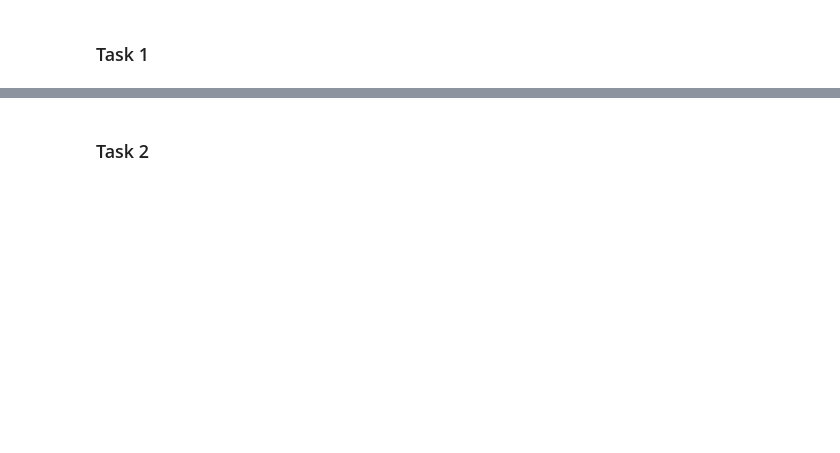
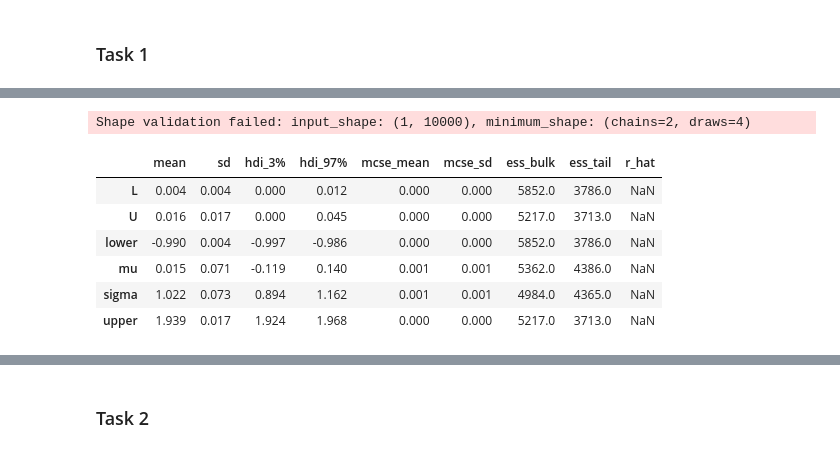
Before and after one commit to kvufee/shad_yandex_statistics, a Jupyter notebook: hw3.ipynb, the cells around one changed output, grey strips where cells are left out. Drawn from its saved outputs; the diff is of its cells as text; code cells hidden in the pictures; blank space fills up the shorter version.

```diff
--- a/hw3.ipynb
+++ b/hw3.ipynb
@@ -42,2 +29,13 @@ Only one chain was sampled, this makes it impossible to run some convergence che
+# %%
+pm.summary(trace)
+# %% [output]
+Shape validation failed: input_shape: (1, 10000), minimum_shape: (chains=2, draws=4)
+|  | mean | sd | hdi_3% | hdi_97% | mcse_mean | mcse_sd | ess_bulk | ess_tail | r_hat |
+| L | 0.004 | 0.004 | 0.000 | 0.012 | 0.000 | 0.000 | 5852.0 | 3786.0 | NaN |
+| U | 0.016 | 0.017 | 0.000 | 0.045 | 0.000 | 0.000 | 5217.0 | 3713.0 | NaN |
+| lower | -0.990 | 0.004 | -0.997 | -0.986 | 0.000 | 0.000 | 5852.0 | 3786.0 | NaN |
+| mu | 0.015 | 0.071 | -0.119 | 0.140 | 0.001 | 0.001 | 5362.0 | 4386.0 | NaN |
+| sigma | 1.022 | 0.073 | 0.894 | 1.162 | 0.001 | 0.001 | 4984.0 | 4365.0 | NaN |
+| upper | 1.939 | 0.017 | 1.924 | 1.968 | 0.000 | 0.000 | 5217.0 | 3713.0 | NaN |
 # %%
 sigma_hdi = az.hdi(trace, var_names=["sigma"], hdi_prob=0.95)["sigma"]
```
Also changed, not shown: parts of 22 cells of this notebook.
